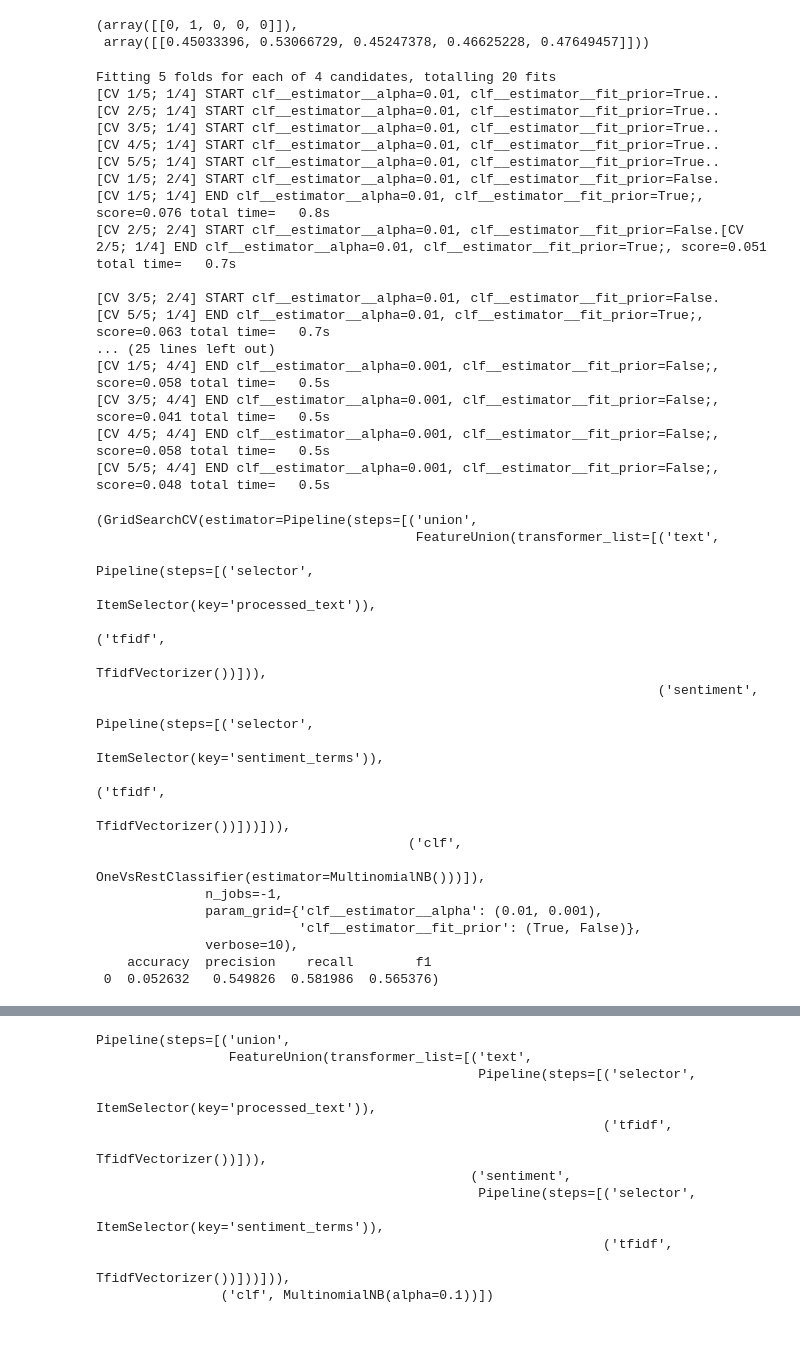
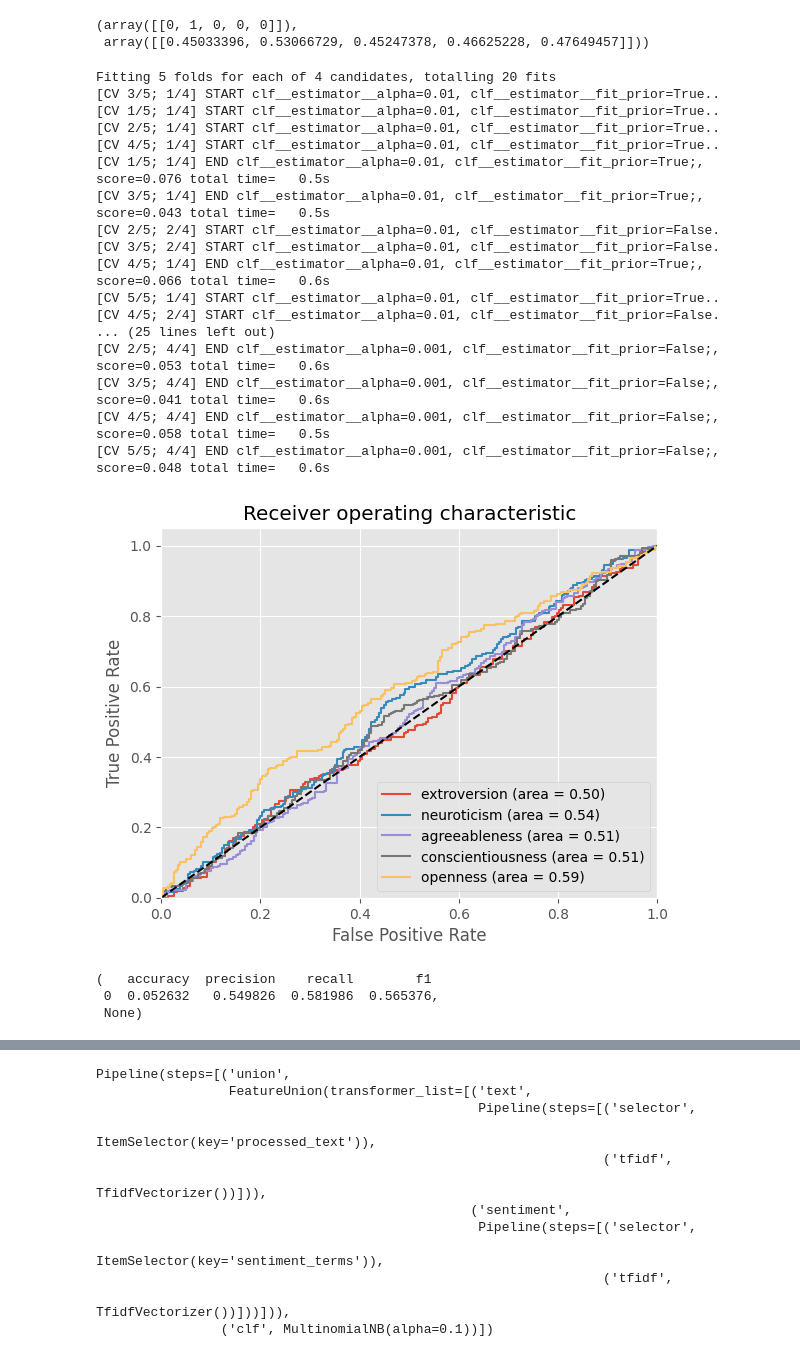
Before and after one commit to jessedoka/LCT, a Jupyter notebook: text_analysis.ipynb, the cells around one changed output, grey strips where cells are left out. Drawn from its saved outputs; the diff is of its cells as text; code cells hidden in the pictures.

```diff
--- a/text_analysis.ipynb
+++ b/text_analysis.ipynb
@@ -514,49 +587,36 @@ predict_sentence(nb_model, "Angry")
 # %%
 parameters = {
     'clf__estimator__alpha': (1e-2, 1e-3),
     'clf__estimator__fit_prior': (True, False),
 }
 
 grid_search = GridSearchCV(pipe, parameters, n_jobs=-1, verbose=10)
 
-train_model(df, traits, grid_search, None)
+nb_model, results, roc = train_model(df, traits, grid_search, None, multi_class=True, traits=traits)
+
+results, roc
 # %% [output]
 Fitting 5 folds for each of 4 candidates, totalling 20 fits
+[CV 3/5; 1/4] START clf__estimator__alpha=0.01, clf__estimator__fit_prior=True..
 [CV 1/5; 1/4] START clf__estimator__alpha=0.01, clf__estimator__fit_prior=True..
 [CV 2/5; 1/4] START clf__estimator__alpha=0.01, clf__estimator__fit_prior=True..
-[CV 3/5; 1/4] START clf__estimator__alpha=0.01, clf__estimator__fit_prior=True..
 [CV 4/5; 1/4] START clf__estimator__alpha=0.01, clf__estimator__fit_prior=True..
+[CV 1/5; 1/4] END clf__estimator__alpha=0.01, clf__estimator__fit_prior=True;, score=0.076 total time=   0.5s
+[CV 3/5; 1/4] END clf__estimator__alpha=0.01, clf__estimator__fit_prior=True;, score=0.043 total time=   0.5s
+[CV 2/5; 2/4] START clf__estimator__alpha=0.01, clf__estimator__fit_prior=False.
+[CV 3/5; 2/4] START clf__estimator__alpha=0.01, clf__estimator__fit_prior=False.
+[CV 4/5; 1/4] END clf__estimator__alpha=0.01, clf__estimator__fit_prior=True;, score=0.066 total time=   0.6s
 [CV 5/5; 1/4] START clf__estimator__alpha=0.01, clf__estimator__fit_prior=True..
-[CV 1/5; 2/4] START clf__estimator__alpha=0.01, clf__estimator__fit_prior=False.
-[CV 1/5; 1/4] END clf__estimator__alpha=0.01, clf__estimator__fit_prior=True;, score=0.076 total time=   0.8s
-[CV 2/5; 2/4] START clf__estimator__alpha=0.01, clf__estimator__fit_prior=False.[CV 2/5; 1/4] END clf__estimator__alpha=0.01, clf__estimator__fit_prior=True;, score=0.051 total time=   0.7s
-
-[CV 3/5; 2/4] START clf__estimator__alpha=0.01, clf__estimator__fit_prior=False.
-[CV 5/5; 1/4] END clf__estimator__alpha=0.01, clf__estimator__fit_prior=True;, score=0.063 total time=   0.7s
+[CV 4/5; 2/4] START clf__estimator__alpha=0.01, clf__estimator__fit_prior=False.
 ... (25 lines left out)
-[CV 1/5; 4/4] END clf__estimator__alpha=0.001, clf__estimator__fit_prior=False;, score=0.058 total time=   0.5s
-[CV 3/5; 4/4] END clf__estimator__alpha=0.001, clf__estimator__fit_prior=False;, score=0.041 total time=   0.5s
+[CV 2/5; 4/4] END clf__estimator__alpha=0.001, clf__estimator__fit_prior=False;, score=0.053 total time=   0.6s
+[CV 3/5; 4/4] END clf__estimator__alpha=0.001, clf__estimator__fit_prior=False;, score=0.041 total time=   0.6s
 [CV 4/5; 4/4] END clf__estimator__alpha=0.001, clf__estimator__fit_prior=False;, score=0.058 total time=   0.5s
-[CV 5/5; 4/4] END clf__estimator__alpha=0.001, clf__estimator__fit_prior=False;, score=0.048 total time=   0.5s
+[CV 5/5; 4/4] END clf__estimator__alpha=0.001, clf__estimator__fit_prior=False;, score=0.048 total time=   0.6s
+[figure, added]
-(GridSearchCV(estimator=Pipeline(steps=[('union',
-                                         FeatureUnion(transformer_list=[('text',
-                                                                         Pipeline(steps=[('selector',
-                                                                                          ItemSelector(key='processed_text')),
-                                                                                         ('tfidf',
-                                                                                          TfidfVectorizer())])),
-                                                                        ('sentiment',
-                                                                         Pipeline(steps=[('selector',
-                                                                                          ItemSelector(key='sentiment_terms')),
-                                                                                         ('tfidf',
-                                                                                          TfidfVectorizer())]))])),
-                                        ('clf',
-                                         OneVsRestClassifier(estimator=MultinomialNB()))]),
-              n_jobs=-1,
-              param_grid={'clf__estimator__alpha': (0.01, 0.001),
-                          'clf__estimator__fit_prior': (True, False)},
-              verbose=10),
-    accuracy  precision    recall        f1
- 0  0.052632   0.549826  0.581986  0.565376)
+(   accuracy  precision    recall        f1
+ 0  0.052632   0.549826  0.581986  0.565376,
+ None)
 # %%
 predict_sentence(nb_model, "Angry")
 # %% [output]
```
Also changed, not shown: parts of 37 cells of this notebook, 2 other files.
